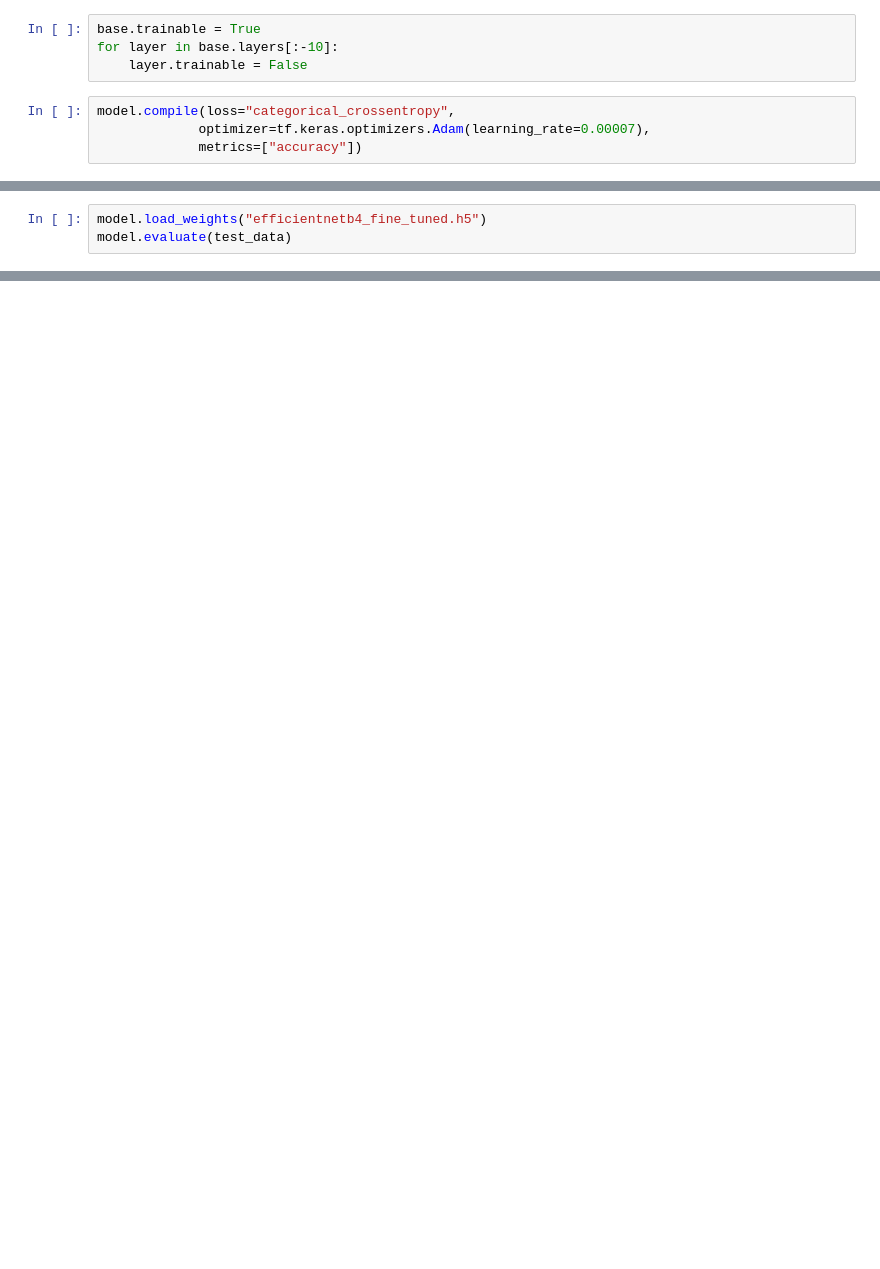
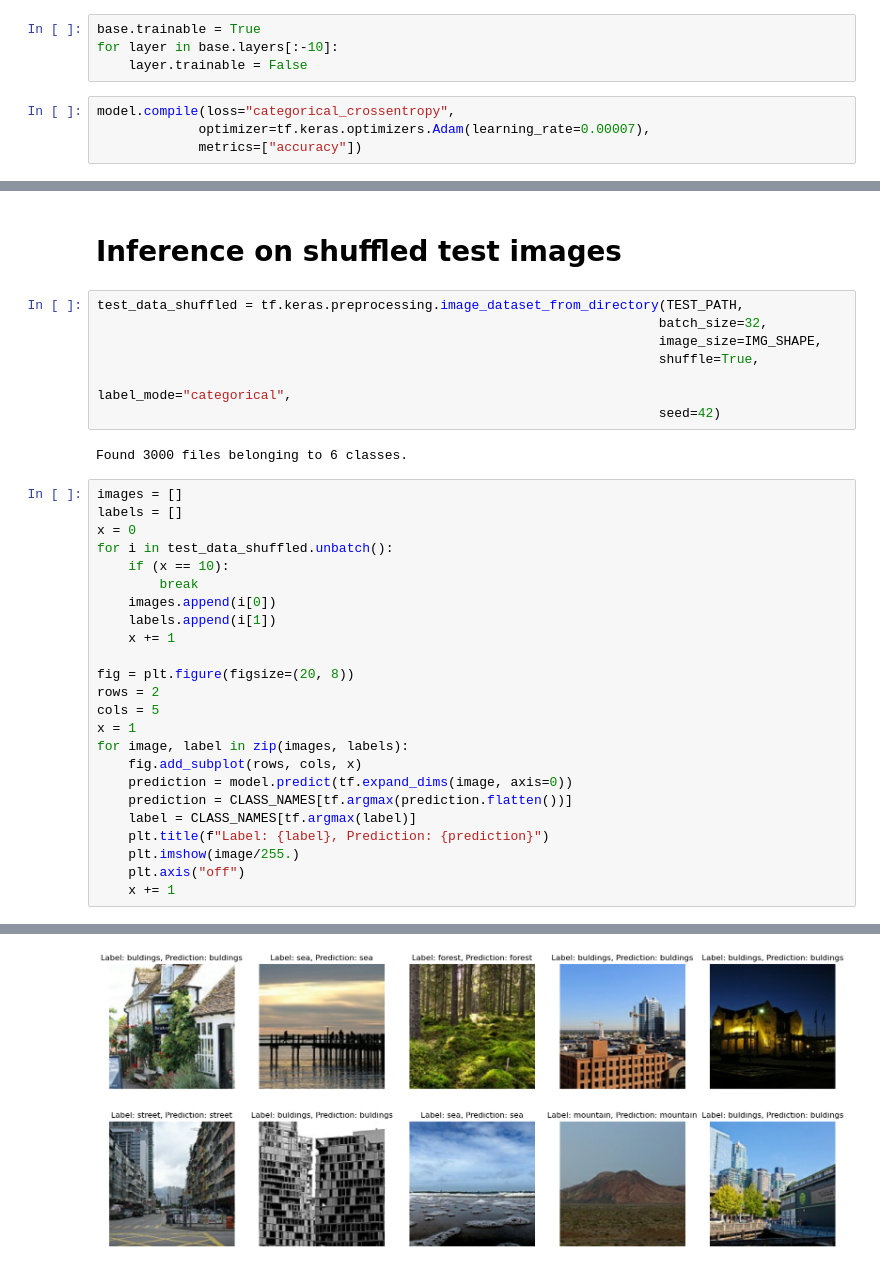
Before and after one commit to atharvabhide/Intel-Image-Classification, a Jupyter notebook: intel_image_classifier.ipynb, the cells around one changed output, grey strips where cells are left out. Drawn from its saved outputs; the diff is of its cells as text; blank space fills up the shorter version.

Commit message:
add inference in notebook

```diff
--- a/intel_image_classifier.ipynb
+++ b/intel_image_classifier.ipynb
@@ -376,3 +294,0 @@ model.save_weights("efficientnetb4_fine_tuned.h5")
-# %%
-model.load_weights("efficientnetb4_fine_tuned.h5")
-model.evaluate(test_data)
@@ -381,0 +295,36 @@ model.evaluate(test_data)
+# %% [markdown]
+# Inference on shuffled test images
+# %%
+test_data_shuffled = tf.keras.preprocessing.image_dataset_from_directory(TEST_PATH,
+                                                                        batch_size=32,
+                                                                        image_size=IMG_SHAPE,
+                                                                        shuffle=True,
+                                                                        label_mode="categorical",
+                                                                        seed=42)
+# %% [output]
+Found 3000 files belonging to 6 classes.
+# %%
+images = []
+labels = []
+x = 0
+for i in test_data_shuffled.unbatch():
+    if (x == 10):
+        break
+    images.append(i[0])
+    labels.append(i[1])
+    x += 1
+
+fig = plt.figure(figsize=(20, 8))
+rows = 2
+cols = 5
+x = 1
+for image, label in zip(images, labels):
+    fig.add_subplot(rows, cols, x)
+    prediction = model.predict(tf.expand_dims(image, axis=0))
+    prediction = CLASS_NAMES[tf.argmax(prediction.flatten())]
+    label = CLASS_NAMES[tf.argmax(label)]
+    plt.title(f"Label: {label}, Prediction: {prediction}")
+    plt.imshow(image/255.)
+    plt.axis("off")
+    x += 1
+# %% [output]
@@ -381,0 +341 @@ model.evaluate(test_data)
+[figure, added]
```
Also changed, not shown: parts of 37 cells of this notebook.
